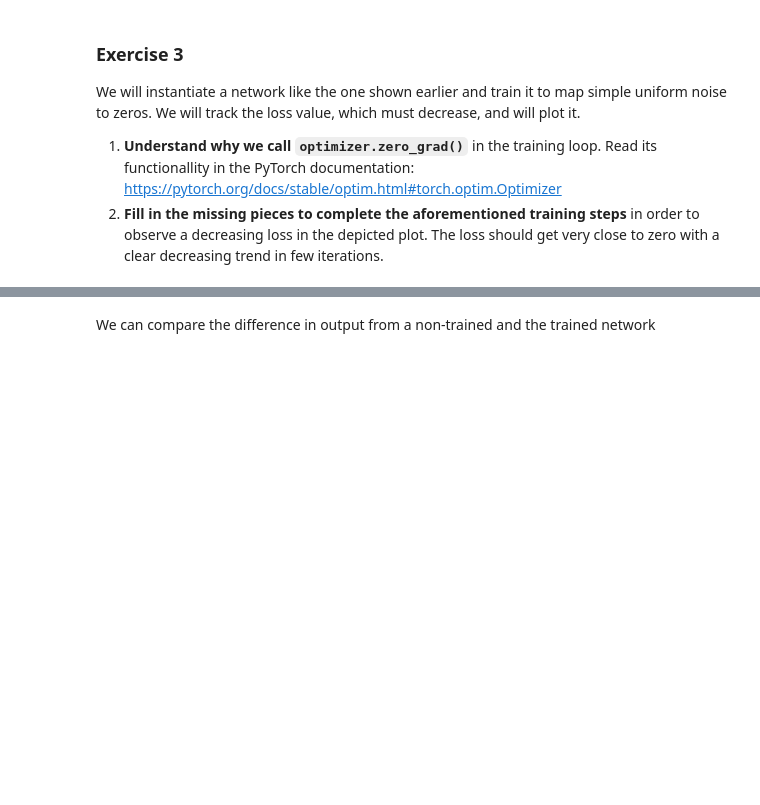
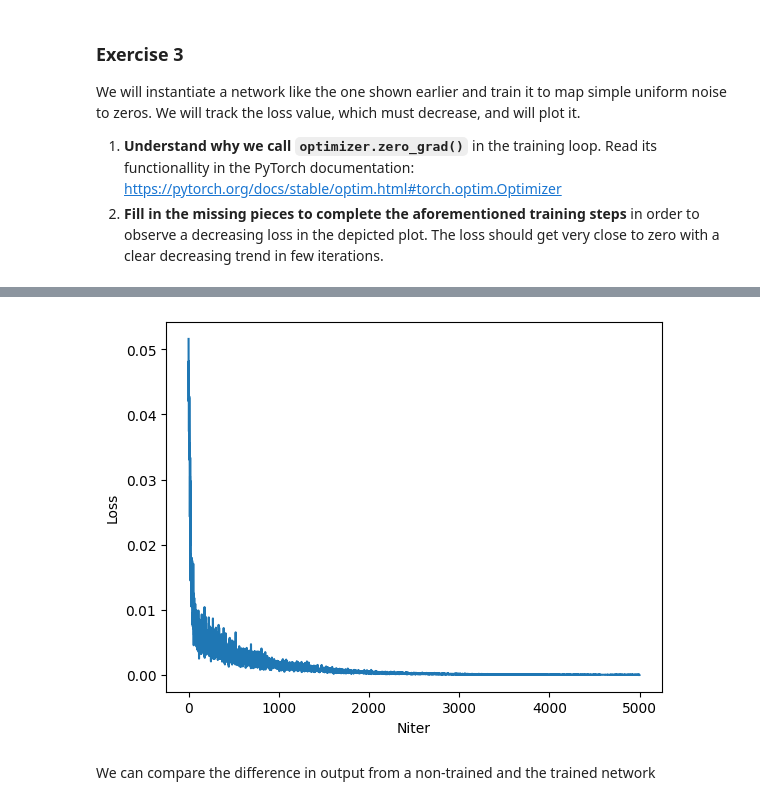
Before and after one commit to Arkenstone999/BookWise_The_Intelligent_Engine_for_Personalized_Reading, a Jupyter notebook: labs/backprop/lab_backprop_todo.ipynb, the cells around one changed output, grey strips where cells are left out. Drawn from its saved outputs; the diff is of its cells as text; code cells hidden in the pictures; blank space fills up the shorter version.

```diff
--- a/labs/backprop/lab_backprop_todo.ipynb
+++ b/labs/backprop/lab_backprop_todo.ipynb
@@ -273,9 +303,11 @@ def train(network, optimizer, loss_fn, num_iters):
     plt.plot(loss_history)
     plt.xlabel('Niter')
     plt.ylabel('Loss')
+
 net = MyNet()
 # we will take stochastic gradient descent (SGD) to exemplify the training loop of a neural network
 # We first need to handle the parameters that the optimizer will tune, and then we must specify the learning rate (lr) of each
 # update step
 opt = optim.SGD(net.parameters(), lr=0.01)
-train(net, opt, loss_fn, 500)
+train(net, opt, loss_fn, 5000) #maybe we should iterate until finding the perfect number ? idk
+# %% [output]
@@ -282,3 +331,4 @@ train(net, opt, loss_fn, 500)
+[figure, added]
 # %% [markdown]
 We can compare the difference in output from a non-trained and the trained network
 # %%
```
Also changed, not shown: parts of 4 cells of this notebook.
